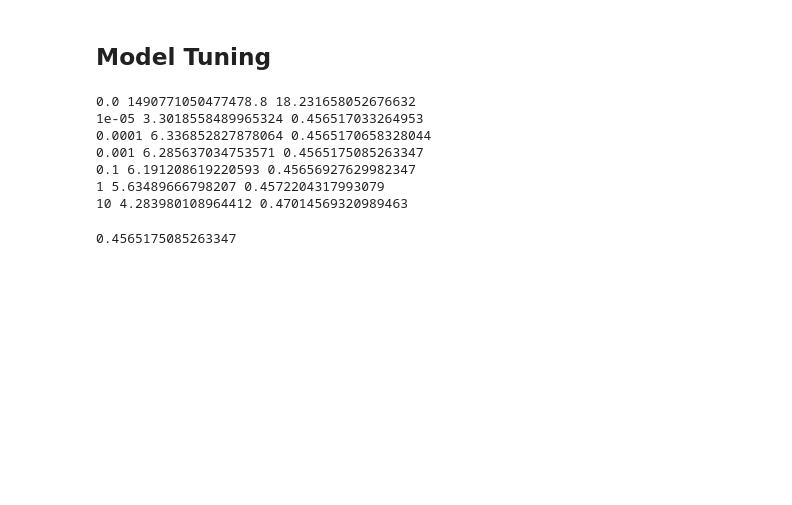
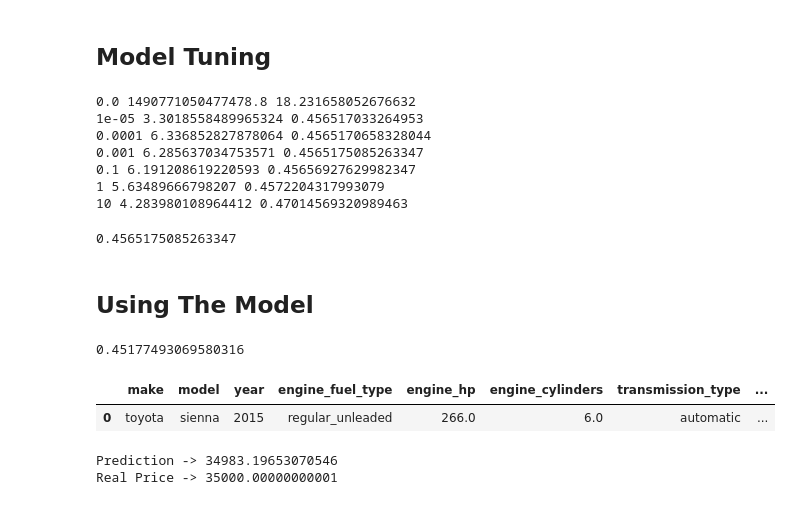
Before and after one commit to vfb-dev/car-price-prediction, a Jupyter notebook: notebook.ipynb, the cells around one changed output. Drawn from its saved outputs; the diff is of its cells as text; code cells hidden in the pictures; blank space fills up the shorter version.

Commit message:
Using The Model

```diff
--- a/notebook.ipynb
+++ b/notebook.ipynb
@@ -591,3 +591,5 @@ y_pred = w0 + X_val.dot(w)
 print(rmse(y_val, y_pred))
 # %% [output]
 0.4565175085263347
+# %% [markdown]
+## Using The Model
@@ -593,0 +602,26 @@ print(rmse(y_val, y_pred))
+# %%
+w0, w = get_weigths_reg(X_full_train, y_full_train, r=0.001)
+
+X_test = prepare_X(df_test)
+y_pred = w0 + X_test.dot(w)
+score = rmse(y_test, y_pred)
+print(score)
+# %% [output]
+0.45177493069580316
+# %%
+car = df_test.iloc[20].to_dict()
+df_small = pd.DataFrame([car])
+df_small
+# %% [output]
+|  | make | model | year | engine_fuel_type | engine_hp | engine_cylinders | transmission_type | ... |
+| 0 | toyota | sienna | 2015 | regular_unleaded | 266.0 | 6.0 | automatic | ... |
+# %%
+X_small = prepare_X(df_small)
+y_pred = w0 + X_small.dot(w)
+y_pred = y_pred[0]
+
+print(f'Prediction -> {np.expm1(y_pred)}')
+print(f'Real Price -> {np.expm1(y_test[20])}')
+# %% [output]
+Prediction -> 34983.19653070546
+Real Price -> 35000.00000000001
```
Also changed, not shown: parts of 1 cell of this notebook.
